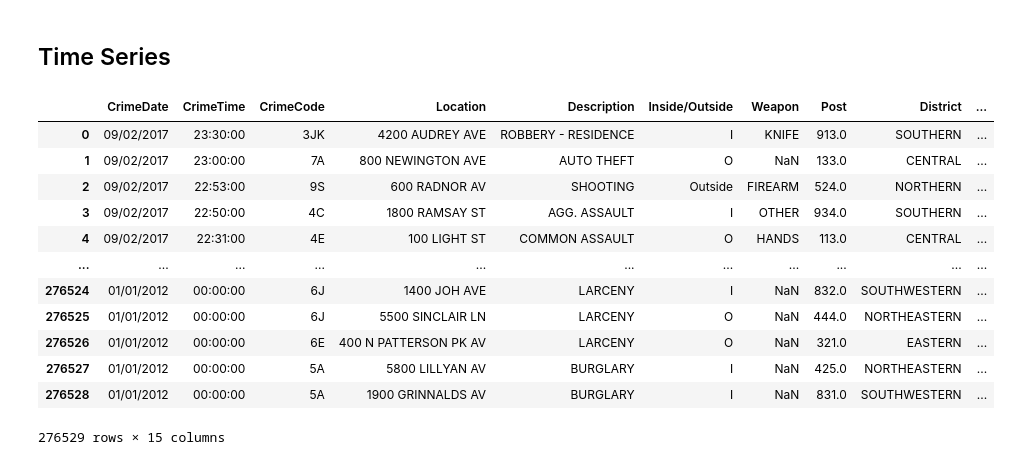
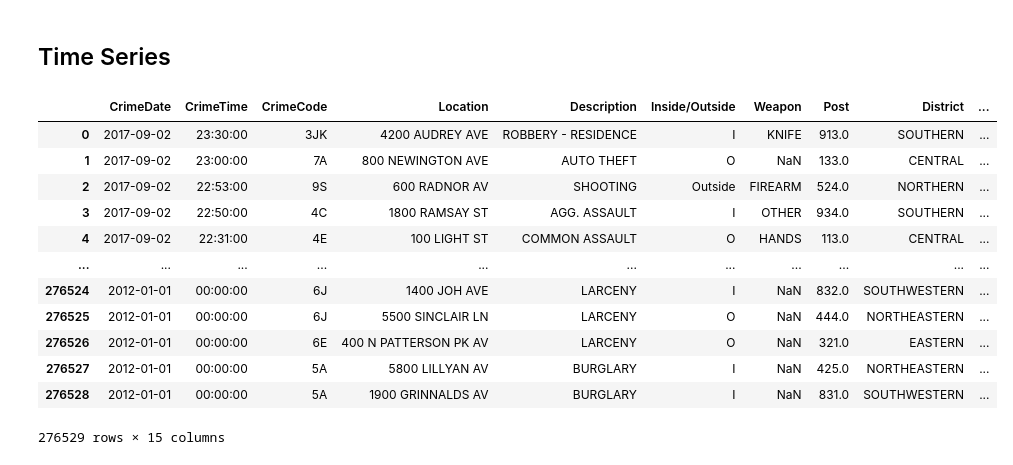
Before and after one commit to johbry17/Crime-in-Baltimore, a Jupyter notebook: exploratory_2012_2017.ipynb, the cells around one changed output. Cells and saved outputs as stored; diff of their text form; code cells hidden in the pictures.

Commit message:
more data cleaning

```diff
--- a/exploratory_2012_2017.ipynb
+++ b/exploratory_2012_2017.ipynb
@@ -90,23 +92,30 @@ I    132631
 Name: Inside/Outside, dtype: int64
 # %% [markdown]
 ## Time Series
-# %%
-time_df = df.copy()
-
-#time_df.CrimeDate = pd.to_datetime(df.CrimeDate, errors="coerce")
-
-time_df
-# %% [output]
-|  | CrimeDate | CrimeTime | CrimeCode | Location | Description | Inside/Outside | Weapon | Post | District | ... |
-| 0 | 09/02/2017 | 23:30:00 | 3JK | 4200 AUDREY AVE | ROBBERY - RESIDENCE | I | KNIFE | 913.0 | SOUTHERN | ... |
-| 1 | 09/02/2017 | 23:00:00 | 7A | 800 NEWINGTON AVE | AUTO THEFT | O | NaN | 133.0 | CENTRAL | ... |
-| 2 | 09/02/2017 | 22:53:00 | 9S | 600 RADNOR AV | SHOOTING | Outside | FIREARM | 524.0 | NORTHERN | ... |
-| 3 | 09/02/2017 | 22:50:00 | 4C | 1800 RAMSAY ST | AGG. ASSAULT | I | OTHER | 934.0 | SOUTHERN | ... |
-| 4 | 09/02/2017 | 22:31:00 | 4E | 100 LIGHT ST | COMMON ASSAULT | O | HANDS | 113.0 | CENTRAL | ... |
-| ... | ... | ... | ... | ... | ... | ... | ... | ... | ... | ... |
-| 276524 | 01/01/2012 | 00:00:00 | 6J | 1400 JOH AVE | LARCENY | I | NaN | 832.0 | SOUTHWESTERN | ... |
-| 276525 | 01/01/2012 | 00:00:00 | 6J | 5500 SINCLAIR LN | LARCENY | O | NaN | 444.0 | NORTHEASTERN | ... |
-| 276526 | 01/01/2012 | 00:00:00 | 6E | 400 N PATTERSON PK AV | LARCENY | O | NaN | 321.0 | EASTERN | ... |
-| 276527 | 01/01/2012 | 00:00:00 | 5A | 5800 LILLYAN AV | BURGLARY | I | NaN | 425.0 | NORTHEASTERN | ... |
-| 276528 | 01/01/2012 | 00:00:00 | 5A | 1900 GRINNALDS AV | BURGLARY | I | NaN | 831.0 | SOUTHWESTERN | ... |
-276529 rows × 15 columns
+# %%
+time_df = df.copy()
+
+# convert day to datetime data type
+time_df.CrimeDate = pd.to_datetime(df.CrimeDate)
+
+# supposedly converted time to time object data type
+time_df.loc[time_df.CrimeTime == "24:00:00", "CrimeTime"] = "00:00:00"
+time_df.CrimeTime = pd.to_datetime(time_df.CrimeTime, format='%H:%M:%S').dt.time
+
+# !!!!! Need to create bins and series for morning, afternoon, evening, late night
+
+time_df
+# %% [output]
+|  | CrimeDate | CrimeTime | CrimeCode | Location | Description | Inside/Outside | Weapon | Post | District | ... |
+| 0 | 2017-09-02 | 23:30:00 | 3JK | 4200 AUDREY AVE | ROBBERY - RESIDENCE | I | KNIFE | 913.0 | SOUTHERN | ... |
+| 1 | 2017-09-02 | 23:00:00 | 7A | 800 NEWINGTON AVE | AUTO THEFT | O | NaN | 133.0 | CENTRAL | ... |
+| 2 | 2017-09-02 | 22:53:00 | 9S | 600 RADNOR AV | SHOOTING | Outside | FIREARM | 524.0 | NORTHERN | ... |
+| 3 | 2017-09-02 | 22:50:00 | 4C | 1800 RAMSAY ST | AGG. ASSAULT | I | OTHER | 934.0 | SOUTHERN | ... |
+| 4 | 2017-09-02 | 22:31:00 | 4E | 100 LIGHT ST | COMMON ASSAULT | O | HANDS | 113.0 | CENTRAL | ... |
+| ... | ... | ... | ... | ... | ... | ... | ... | ... | ... | ... |
+| 276524 | 2012-01-01 | 00:00:00 | 6J | 1400 JOH AVE | LARCENY | I | NaN | 832.0 | SOUTHWESTERN | ... |
+| 276525 | 2012-01-01 | 00:00:00 | 6J | 5500 SINCLAIR LN | LARCENY | O | NaN | 444.0 | NORTHEASTERN | ... |
+| 276526 | 2012-01-01 | 00:00:00 | 6E | 400 N PATTERSON PK AV | LARCENY | O | NaN | 321.0 | EASTERN | ... |
+| 276527 | 2012-01-01 | 00:00:00 | 5A | 5800 LILLYAN AV | BURGLARY | I | NaN | 425.0 | NORTHEASTERN | ... |
+| 276528 | 2012-01-01 | 00:00:00 | 5A | 1900 GRINNALDS AV | BURGLARY | I | NaN | 831.0 | SOUTHWESTERN | ... |
+276529 rows × 15 columns
```
Also changed, not shown: parts of 11 cells of this notebook, 1 other file.
